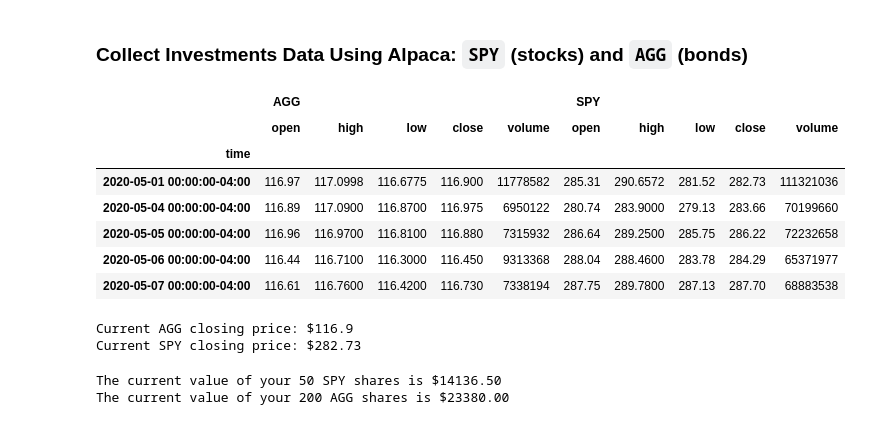
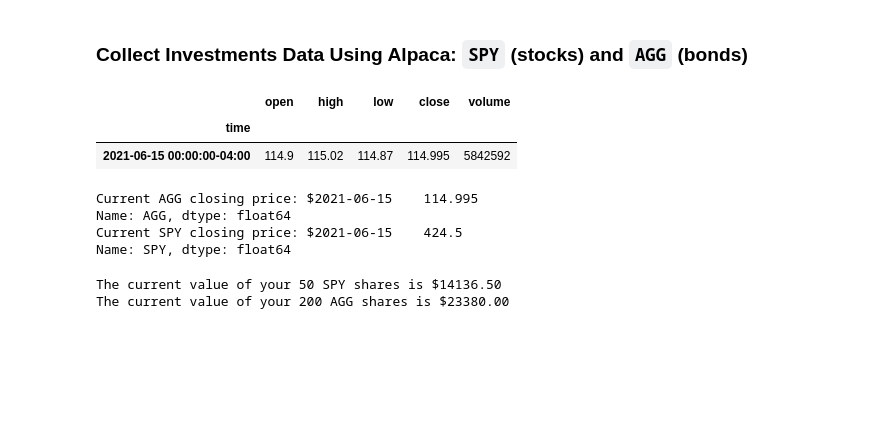
Before and after one commit to colombiandev/APIHomework, a Jupyter notebook: Starter_Code/financial-planner.ipynb, the cells around one changed output. Saved outputs shown, nothing was run; the diff lists cells and outputs as text; code cells hidden in the pictures; blank space fills up the shorter version.

Commit message:
alpaca api

```diff
--- a/Starter_Code/financial-planner.ipynb
+++ b/Starter_Code/financial-planner.ipynb
@@ -62,38 +56,76 @@ my_spy = 50
+# %%
+# Set Alpaca API key and secret
+# YOUR CODE HERE!
+
+# for some reason os.getenv was not returning string type for keys, had to hardcode for it to work
+# alpaca_api_key = os.getenv("ALPACA_API_KEY")
+# alpaca_secret_key = os.getenv("ALPACA_SECRET_KEY")
+
+alpaca_api_key = "PK9JHYIUPWNUF0WX73IF"
+alpaca_secret_key = "EuicuLgc9efvy081jfUI47msOkjuCItYyKaKyL0f"
+
+# verification of type
+# print(f"Alpaca Key type: {type(alpaca_api_key)}")
+# print(f"Alpaca Secret Key type: {type(alpaca_secret_key)}")
+
+# Create the Alpaca API object
+# YOUR CODE HERE!
+
+alpaca = tradeapi.REST(
+    alpaca_api_key,
+    alpaca_secret_key,
+    api_version="v2")
 # %%
 # Format current date as ISO format
 # YOUR CODE HERE!
-
+today = pd.Timestamp("2021-06-15", tz="America/New_York").isoformat()
 # Set the tickers
 tickers = ["AGG", "SPY"]
 
 # Set timeframe to '1D' for Alpaca API
 timeframe = "1D"
 
 # Get current closing prices for SPY and AGG
 # (use a limit=1000 parameter to call the most recent 1000 days of data)
 # YOUR CODE HERE!
+df_portfolio = alpaca.get_barset(
+    tickers,
+    timeframe,
+    start = today,
+    end = today,
+    limit=1000
+).df
 
 # Preview DataFrame
 # YOUR CODE HERE!
+df_portfolio
 # %% [output]
-|  | AGG |  |  |  |  | SPY |  |  |  |  |
-|  | open | high | low | close | volume | open | high | low | close | volume |
-| time |  |  |  |  |  |  |  |  |  |  |
-| 2020-05-01 00:00:00-04:00 | 116.97 | 117.0998 | 116.6775 | 116.900 | 11778582 | 285.31 | 290.6572 | 281.52 | 282.73 | 111321036 |
-| 2020-05-04 00:00:00-04:00 | 116.89 | 117.0900 | 116.8700 | 116.975 | 6950122 | 280.74 | 283.9000 | 279.13 | 283.66 | 70199660 |
-| 2020-05-05 00:00:00-04:00 | 116.96 | 116.9700 | 116.8100 | 116.880 | 7315932 | 286.64 | 289.2500 | 285.75 | 286.22 | 72232658 |
-| 2020-05-06 00:00:00-04:00 | 116.44 | 116.7100 | 116.3000 | 116.450 | 9313368 | 288.04 | 288.4600 | 283.78 | 284.29 | 65371977 |
-| 2020-05-07 00:00:00-04:00 | 116.61 | 116.7600 | 116.4200 | 116.730 | 7338194 | 287.75 | 289.7800 | 287.13 | 287.70 | 68883538 |
+|  | open | high | low | close | volume |
+| time |  |  |  |  |  |
+| 2021-06-15 00:00:00-04:00 | 114.9 | 115.02 | 114.87 | 114.995 | 5842592 |
 # %%
 # Pick AGG and SPY close prices
 # YOUR CODE HERE!
 
+df_cp = pd.DataFrame()
+
+df_cp['AGG'] = df_portfolio['AGG']["close"]
+df_cp['SPY'] = df_portfolio['SPY']["close"]
+
+# Drop the time component of the date
+df_cp.index = df_cp.index.date
+
+agg_close_price = df_cp['AGG']
+spy_close_price = df_cp['SPY']
+
 # Print AGG and SPY close prices
 print(f"Current AGG closing price: ${agg_close_price}")
 print(f"Current SPY closing price: ${spy_close_price}")
 # %% [output]
-Current AGG closing price: $116.9
-Current SPY closing price: $282.73
+Current AGG closing price: $2021-06-15    114.995
+Name: AGG, dtype: float64
+Current SPY closing price: $2021-06-15    424.5
+Name: SPY, dtype: float64
 # %%
 # Compute the current value of shares
 # YOUR CODE HERE!
```
Also changed, not shown: parts of 2 cells of this notebook, 1 other file.
